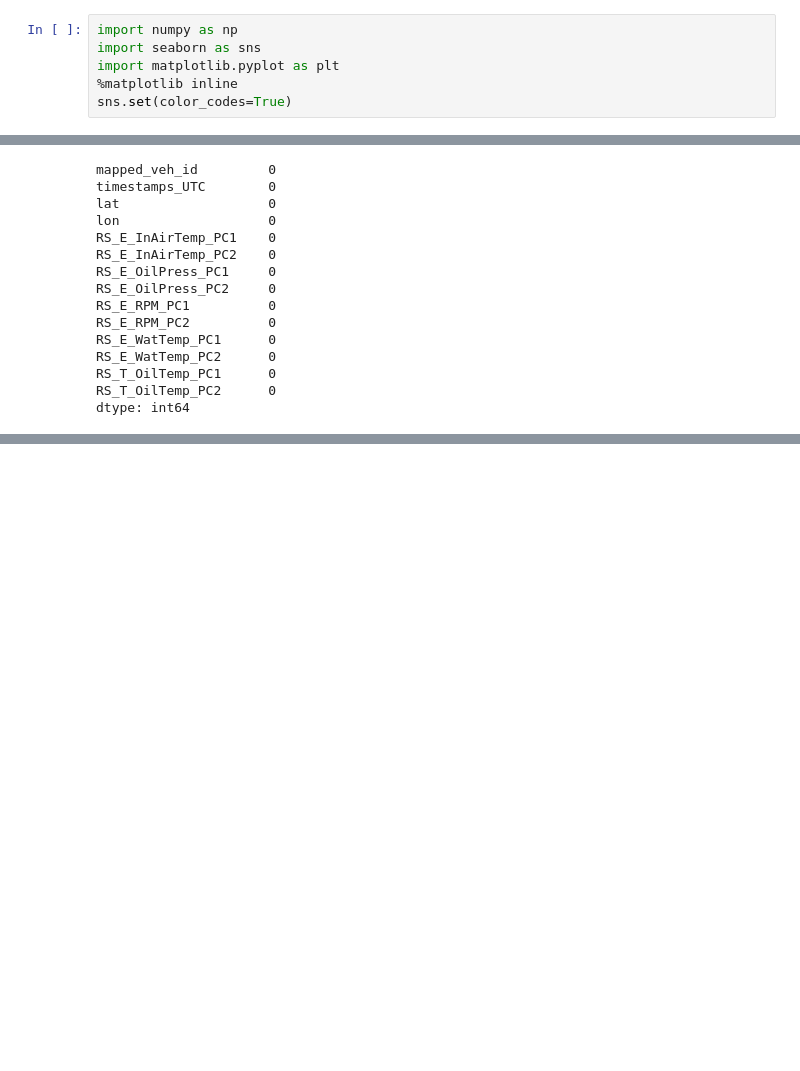
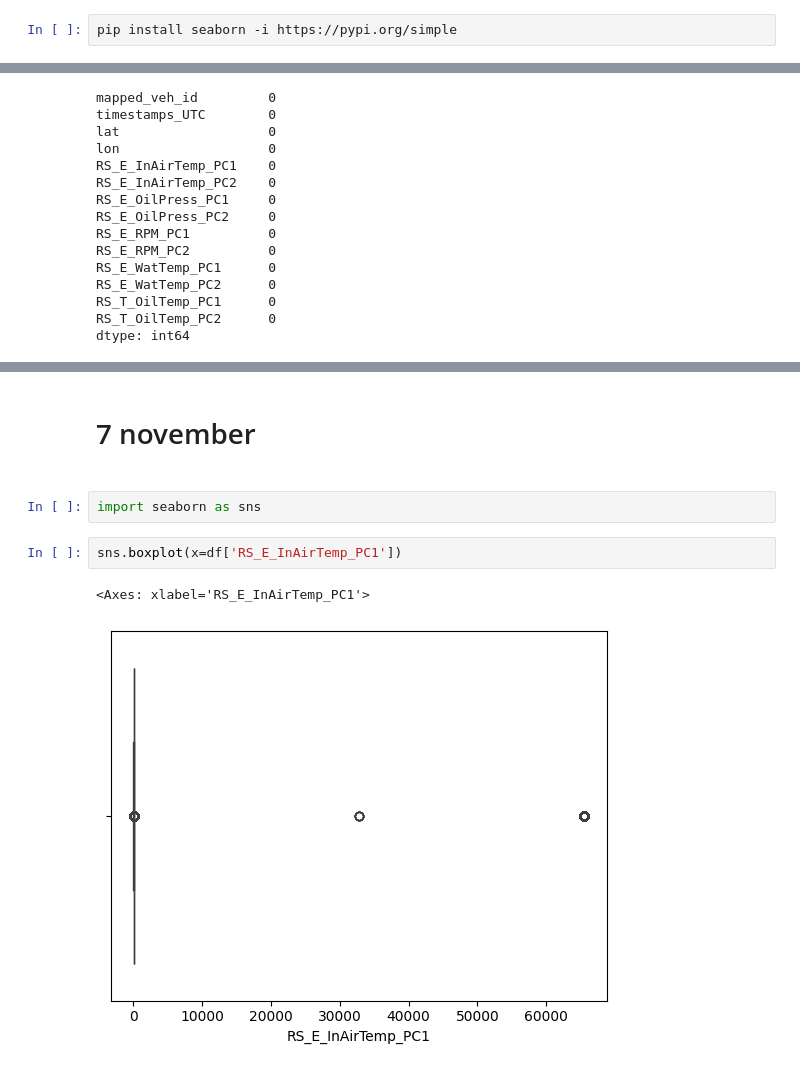
Before and after one commit to isakovaad/BDMA-projects, a Jupyter notebook: data-mining-project/data-mining-project.ipynb, the cells around one changed output, grey strips where cells are left out. Cells and saved outputs as stored; diff of their text form; blank space fills up the shorter version.

```diff
--- a/data-mining-project/data-mining-project.ipynb
+++ b/data-mining-project/data-mining-project.ipynb
@@ -110,8 +151,4 @@ df
 | 17679272 | 110.0 | 2023-05-28 21:05:24 | 51.041178 | 3.683947 | 37.0 | 33.0 | ... |
 17679273 rows × 14 columns
 # %%
-import numpy as np
-import seaborn as sns
-import matplotlib.pyplot as plt
-%matplotlib inline
-sns.set(color_codes=True)
+pip install seaborn -i https://pypi.org/simple
@@ -273,0 +308,9 @@ sns.boxplot(x=df['RS_E_InAirTemp_PC2'])
+# %% [markdown]
+<h1>7 november<h1>
+# %%
+import seaborn as sns
+# %%
+sns.boxplot(x=df['RS_E_InAirTemp_PC1'])
+# %% [output]
+<Axes: xlabel='RS_E_InAirTemp_PC1'>
+[figure, added]
```
Also changed, not shown: parts of 16 cells of this notebook.
